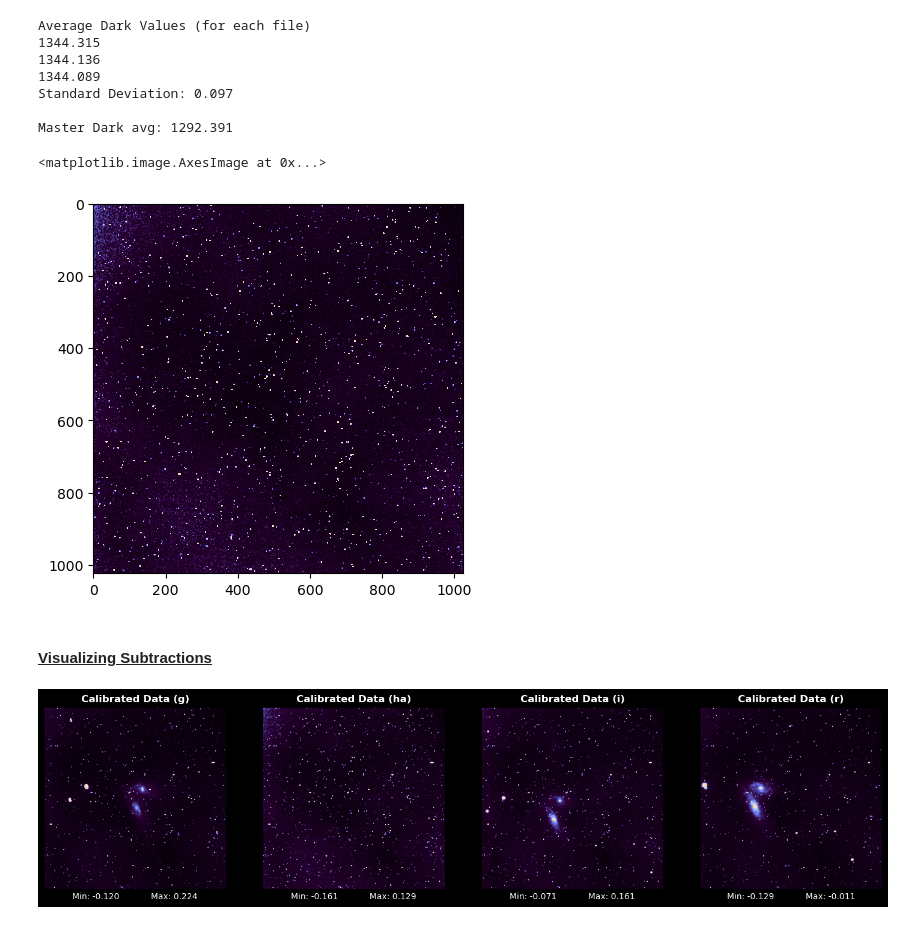
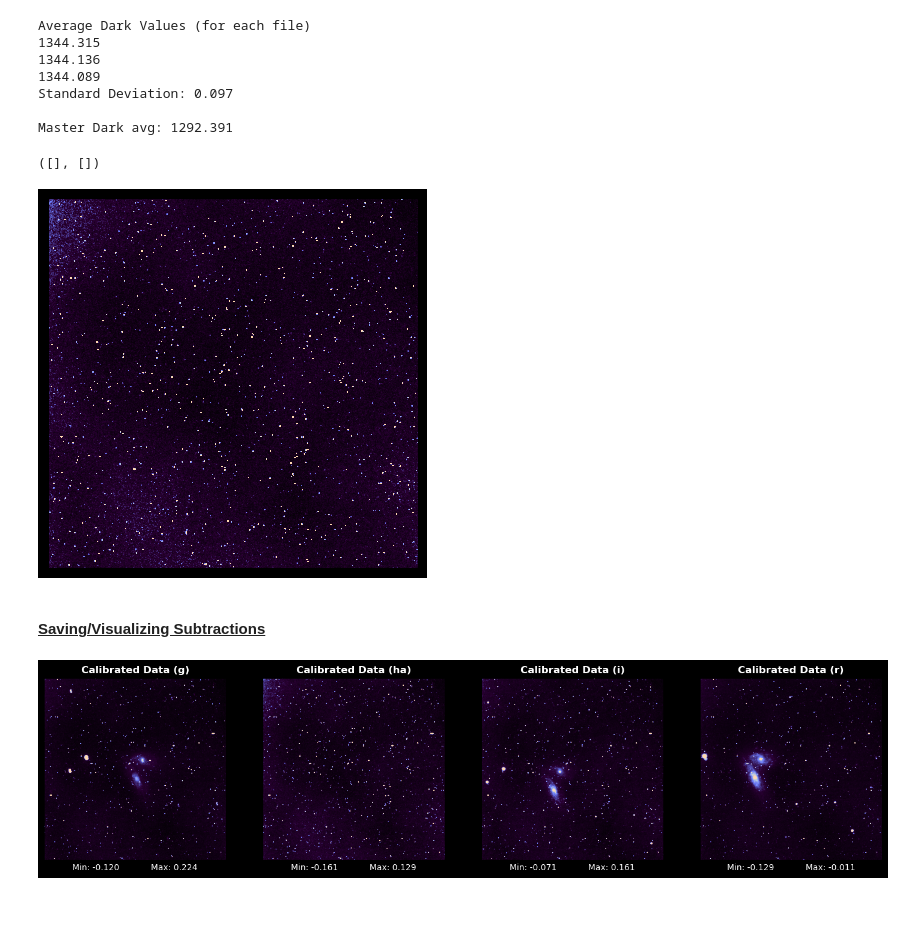
Before and after one commit to emmabacarra/Astr-480, a Jupyter notebook: Lab 4 - Data Reduction & Photometry/lab4.ipynb, the cells around one changed output. Cells and saved outputs as stored; diff of their text form; code cells hidden in the pictures.

```diff
--- a/Lab 4 - Data Reduction & Photometry/lab4.ipynb
+++ b/Lab 4 - Data Reduction & Photometry/lab4.ipynb
@@ -227,11 +230,14 @@ Standard Deviation: 0.097
 
 Master Dark avg: 1292.391
 # %%
+plt.figure(facecolor='black')
 d_vmin, d_vmax = np.percentile(dark, [1, 99.75])
 dark_norm = vis.ImageNormalize(dark, vmin=d_vmin, vmax=d_vmax, interval=vis.ZScaleInterval(), stretch=vis.LinearStretch())
 plt.imshow(dark, cmap=custom, norm=dark_norm, interpolation='hermite')
+plt.xticks([])
+plt.yticks([])
 # %% [output]
-<matplotlib.image.AxesImage at 0x...>
+([], [])
-[figure, old version]
+[figure, new version]
 # %% [markdown]
-#### <u>Visualizing Subtractions</u>
+#### <u>Saving/Visualizing Subtractions</u>
```
Also changed, not shown: parts of 8 cells of this notebook.
